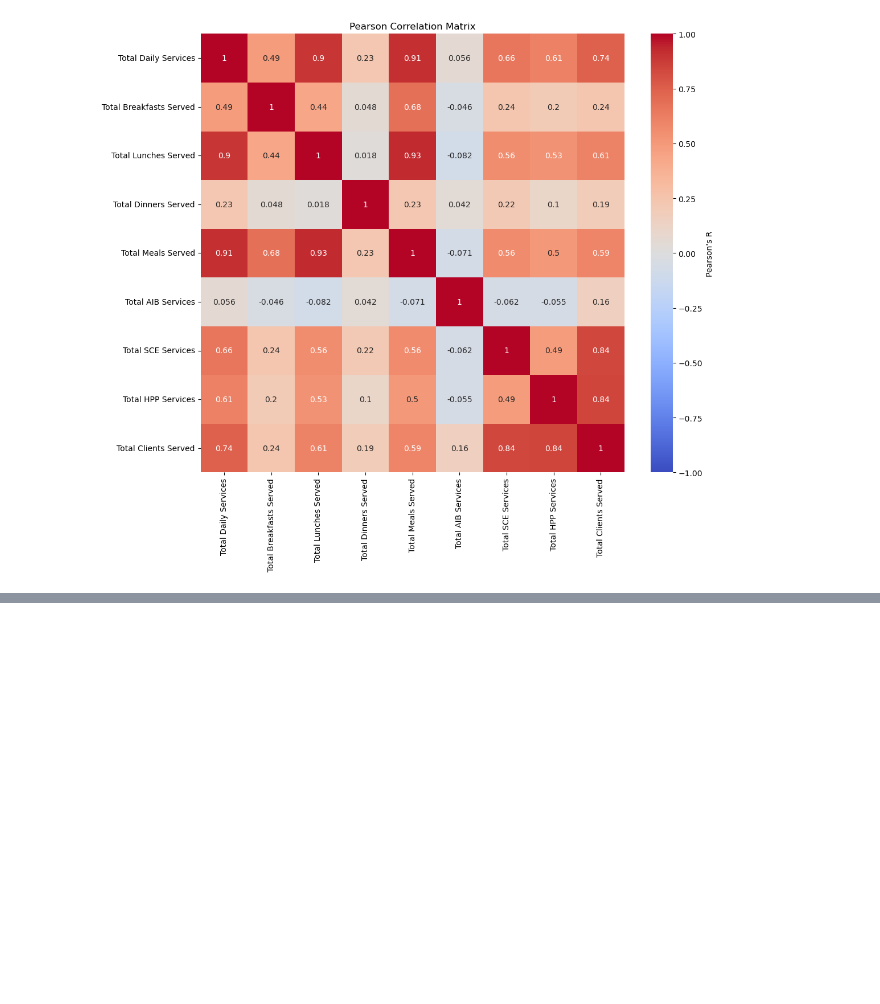
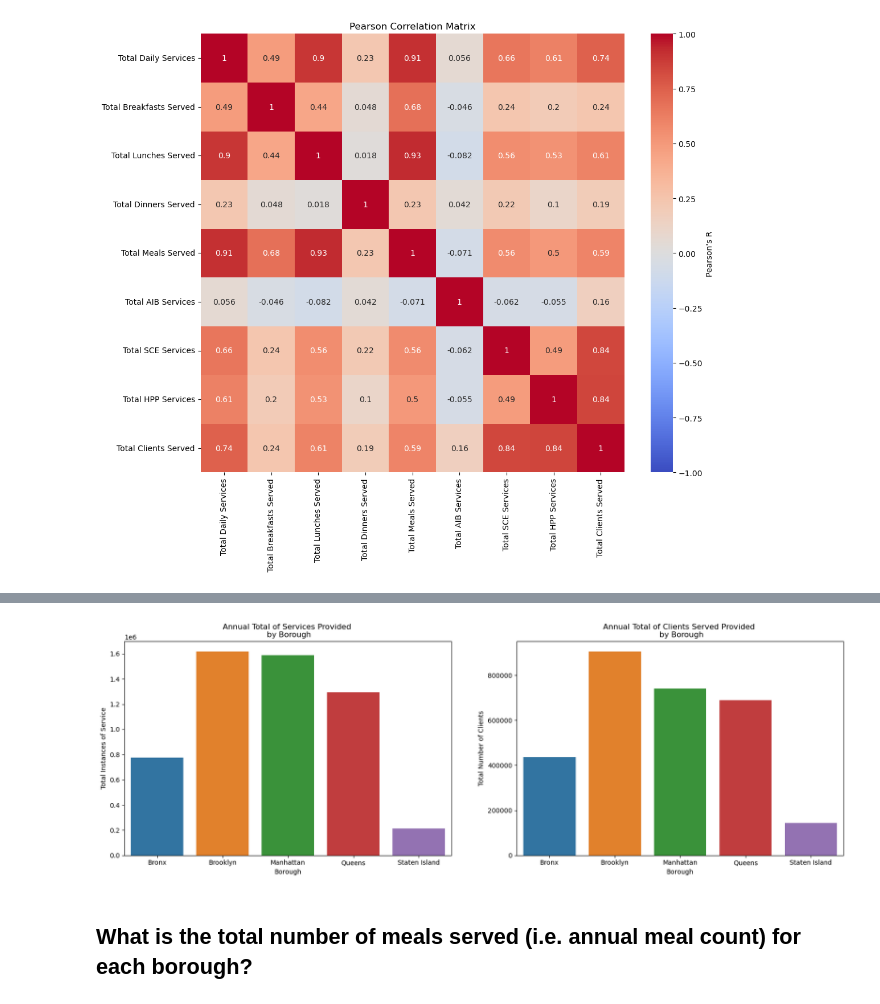
Before and after one commit to valeriemagalong/NYC-Aging, a Jupyter notebook: eda_senior_center_client_data.ipynb, the cells around one changed output, grey strips where cells are left out. Drawn from its saved outputs; the diff is of its cells as text; code cells hidden in the pictures; blank space fills up the shorter version.

Commit message:
Start exploratory data analysis of Senior Center Client Data and create plots for annual client counts and service counts by service subtype and borough

```diff
--- a/eda_senior_center_client_data.ipynb
+++ b/eda_senior_center_client_data.ipynb
@@ -68,0 +74,3 @@ plt.show()
+# %%
+total_services_df = sccd.groupby('Borough')['Total Daily Services'].sum()
+total_services_df
@@ -68,0 +87,3 @@ plt.show()
+# %%
+total_clients_df = sccd.groupby('Borough')['Total Clients Served'].sum()
+total_clients_df
@@ -68,0 +98,15 @@ plt.show()
+# %%
+# Create figure for annual services and annual clients
+plt.figure(figsize=(20, 6))
+
+plt.subplot(1, 2, 1)
+sns.barplot(x = total_services_df.index, y = total_services_df.values).set(title = 'Annual Total of Services Provided \n by Borough', ylabel = 'Total Instances of Service')
+
+plt.subplot(1, 2, 2)
+sns.barplot(x = total_clients_df.index, y = total_clients_df.values).set(title = 'Annual Total of Clients Served Provided \n by Borough', ylabel = 'Total Number of Clients')
+
+plt.show()
+# %% [output]
+[figure, added]
+# %% [markdown]
+## What is the total number of meals served (i.e. annual meal count) for each borough?
```
Also changed, not shown: parts of 16 cells of this notebook, 1 other file.
